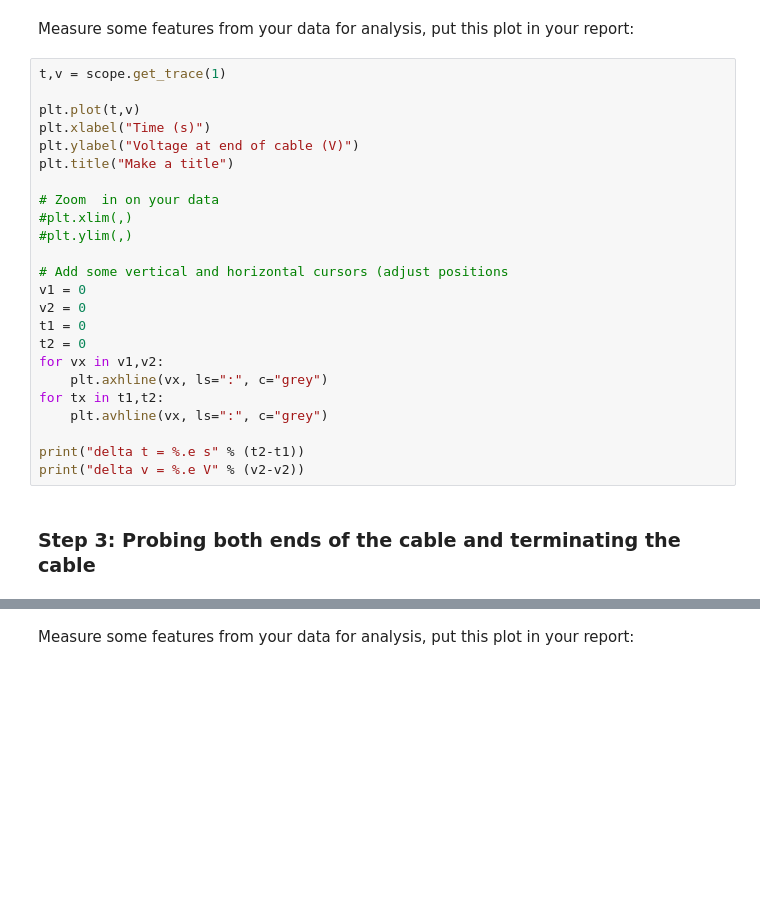
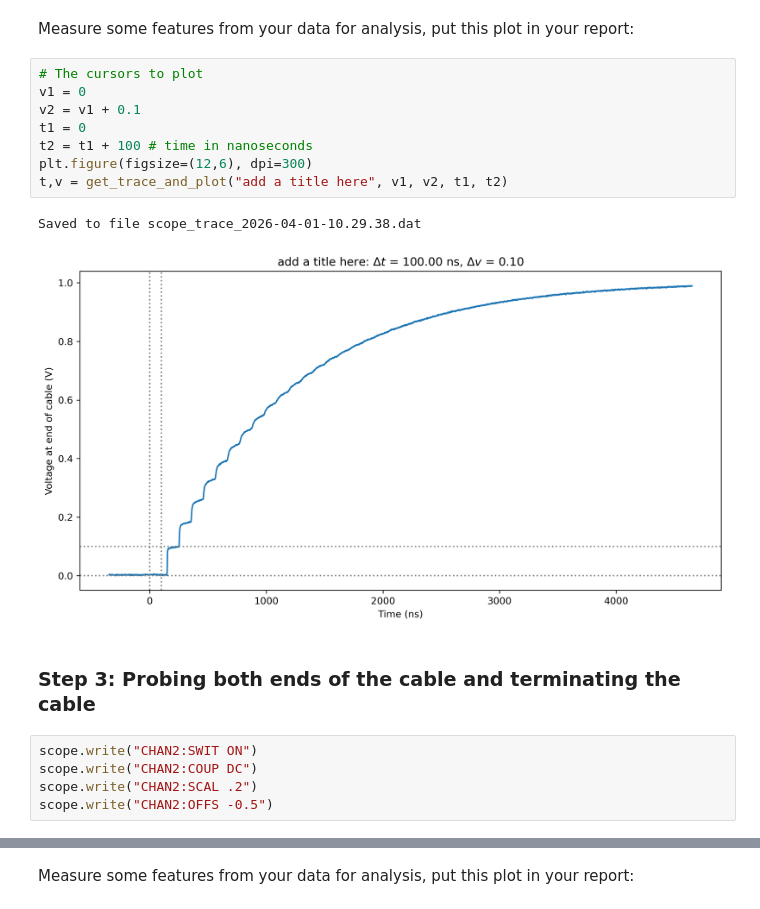
Before and after one commit to SHoogeman/Snaar-Proef, a Jupyter notebook: lab session notebooks/TN2211 Session 12.ipynb, the cells around one changed output, grey strips where cells are left out. Saved outputs shown, nothing was run; the diff lists cells and outputs as text; blank space fills up the shorter version.

```diff
--- a/lab session notebooks/TN2211 Session 12.ipynb
+++ b/lab session notebooks/TN2211 Session 12.ipynb
@@ -59,28 +113,20 @@ scope.get_screenshot()
 # %% [markdown]
 Measure some features from your data for analysis, put this plot in your report:
 # %%
-t,v = scope.get_trace(1)
-
-plt.plot(t,v)
-plt.xlabel("Time (s)")
-plt.ylabel("Voltage at end of cable (V)")
-plt.title("Make a title")
-
-# Zoom  in on your data
-#plt.xlim(,)
-#plt.ylim(,)
-
-# Add some vertical and horizontal cursors (adjust positions
+# The cursors to plot
 v1 = 0
-v2 = 0
+v2 = v1 + 0.1
 t1 = 0
-t2 = 0
-for vx in v1,v2:
-    plt.axhline(vx, ls=":", c="grey")
-for tx in t1,t2:
-    plt.avhline(vx, ls=":", c="grey")
-
-print("delta t = %.e s" % (t2-t1))
-print("delta v = %.e V" % (v2-v2))
+t2 = t1 + 100 # time in nanoseconds
+plt.figure(figsize=(12,6), dpi=300)
+t,v = get_trace_and_plot("add a title here", v1, v2, t1, t2)
+# %% [output]
+Saved to file scope_trace_2026-04-01-10.29.38.dat
+[figure, added]
 # %% [markdown]
 ### Step 3: Probing both ends of the cable and terminating the cable
+# %%
+scope.write("CHAN2:SWIT ON")
+scope.write("CHAN2:COUP DC")
+scope.write("CHAN2:SCAL .2")
+scope.write("CHAN2:OFFS -0.5")
```
Also changed, not shown: parts of 33 cells of this notebook, 1 other file.
